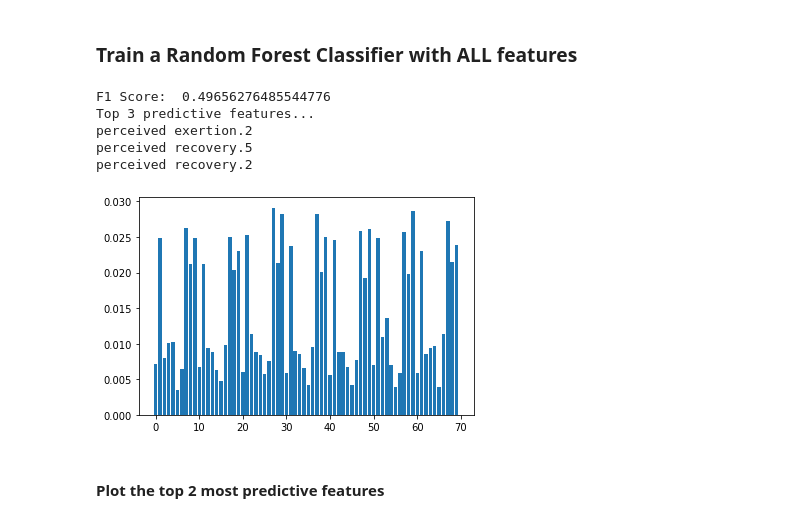
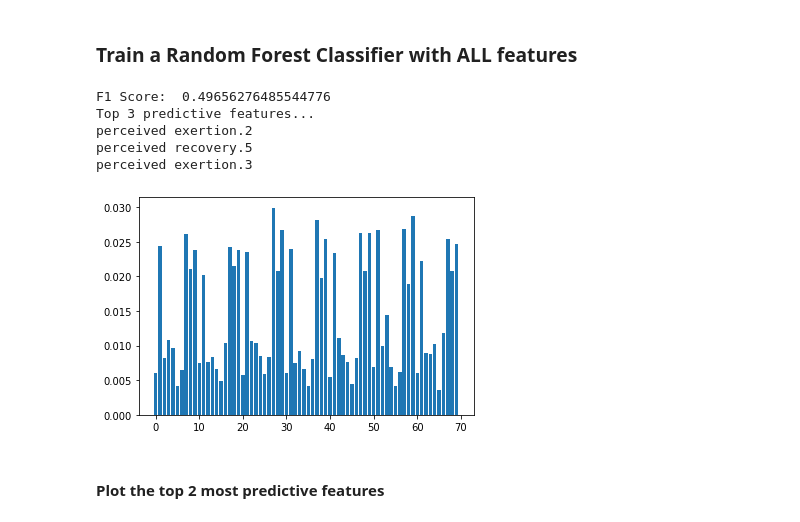
Before and after one commit to ryn8raun248/TrainingTrainers, a Jupyter notebook: final_project_notebook.ipynb, the cells around one changed output. Saved outputs shown, nothing was run; the diff lists cells and outputs as text; code cells hidden in the pictures.

```diff
--- a/final_project_notebook.ipynb
+++ b/final_project_notebook.ipynb
@@ -395,6 +395,10 @@ y_train = df_train["injury"]
 y_test = df_test["injury"]
 X_train = df_train.drop(columns='injury')
 X_test = df_test.drop(columns='injury')
+
+scaler = StandardScaler()
+scaled_X_train = scaler.fit_transform(X_train)
+scaled_X_test = scaler.transform(X_test)
 # %% [markdown]
 ### Train a Random Forest Classifier with ALL features
 # %%
@@ -403,42 +407,42 @@ pred_feat_names = []
 # define the model
 model = RandomForestClassifier()
 # fit the model
-model.fit(X_train, y_train)
+model.fit(scaled_X_train, y_train)
 # get importance
 importance = model.feature_importances_
 
-y_pred_rf2=model.predict(X_test)
+y_pred_rf2=model.predict(scaled_X_test)
 from sklearn.metrics import f1_score
 
 f1_score = f1_score(y_test, y_pred_rf2, average='macro')
 
 print("F1 Score: ", f1_score)
 
 # summarize feature importance
 for i,v in enumerate(importance):
 #     print('Feature: %0d, Score: %.5f' % (i,v))
     nums[i] = v
 
 print('Top 3 predictive features...')
 
 for x in range(0,3):
     max_key = max(nums, key=nums.get)
     colname = day_data.columns[max_key]
     pred_feat_names.append(colname)
     print(colname)
     del nums[max_key]
 
 
 # plot feature importance
 pyplot.bar([x for x in range(len(importance))], importance)
 pyplot.show()
 # %% [output]
 F1 Score:  0.49656276485544776
 Top 3 predictive features...
 perceived exertion.2
 perceived recovery.5
-perceived recovery.2
+perceived exertion.3
-[figure, old version]
+[figure, new version]
 # %% [markdown]
 #### Plot the top 2 most predictive features
 # %%
```
Also changed, not shown: parts of 2 cells of this notebook.
